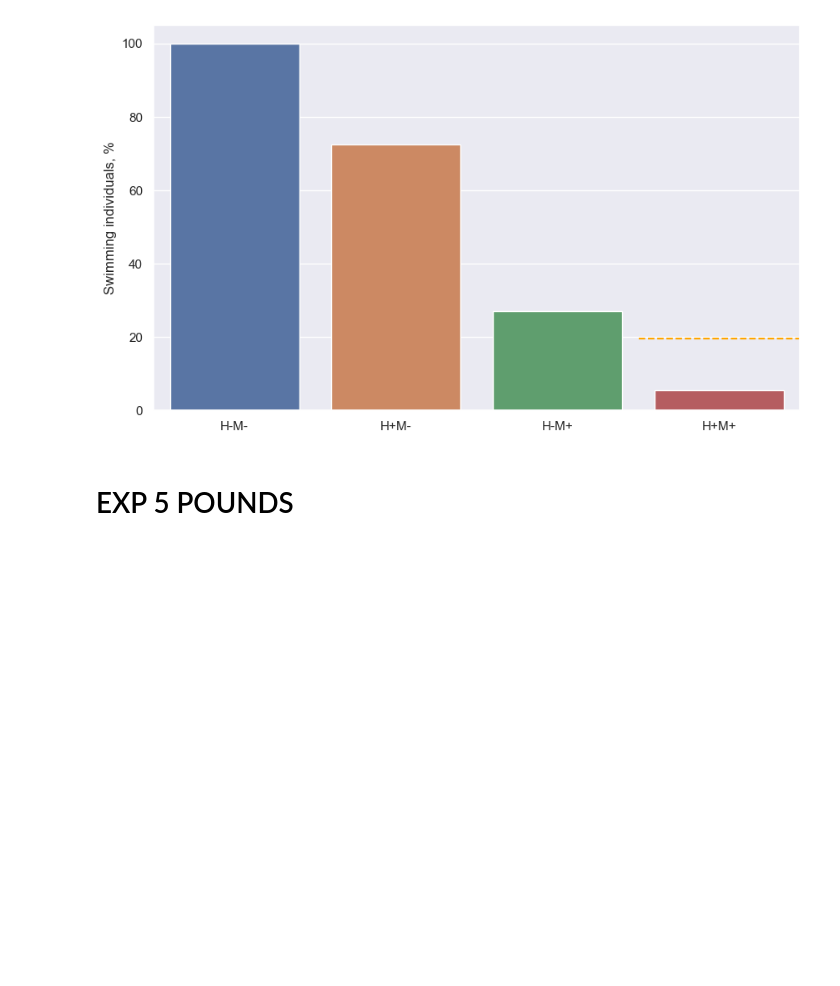
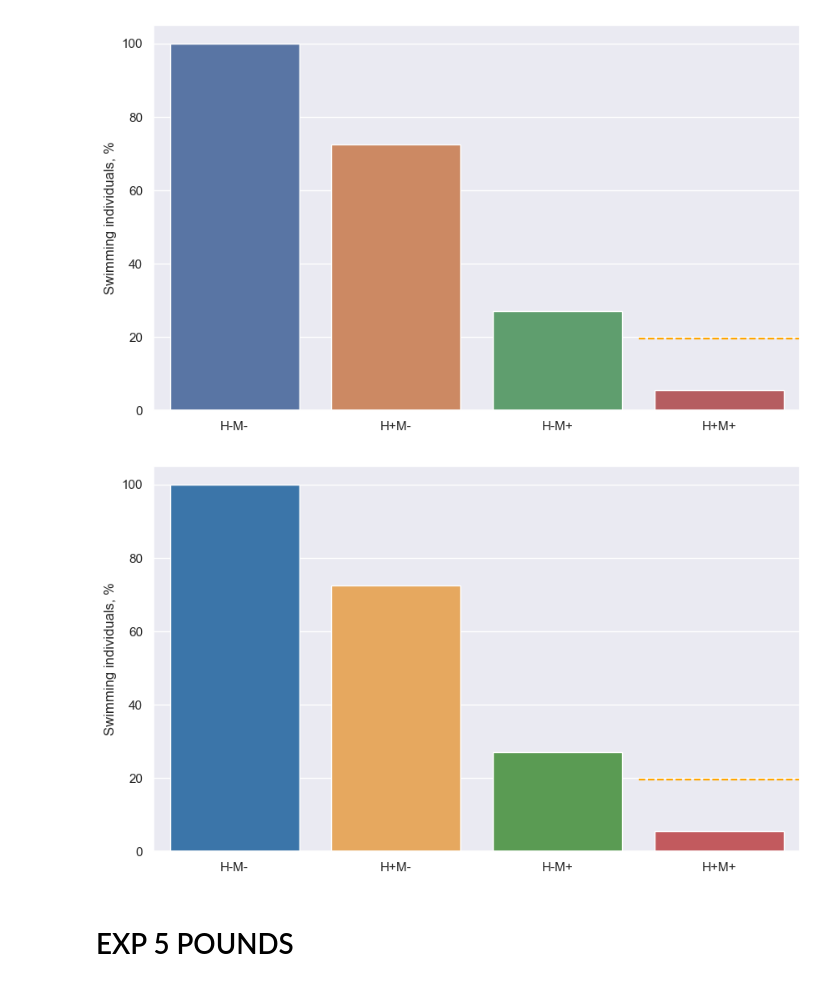
Before and after one commit to mitoclub/fish-strong-purifying-selection, a Jupyter notebook: notebooks/stat_plots_for_paper_draft.ipynb, the cells around one changed output. Drawn from its saved outputs; the diff is of its cells as text; code cells hidden in the pictures; blank space fills up the shorter version.

```diff
--- a/notebooks/stat_plots_for_paper_draft.ipynb
+++ b/notebooks/stat_plots_for_paper_draft.ipynb
@@ -364,6 +365,15 @@ plt.savefig('../figures/exp8_main_plot.png')
 plt.savefig('../figures/exp8_main_plot.pdf', format='pdf')
 # %% [output]
 [figure]
+# %%
+sns.barplot(exp8fac, x='CODE_COND', y='SWIM_PERC_FERT_NORM',
+            palette={'CC': '#2976bb', 'C38': '#fdaa48', 'MC': '#50a747', 'M38': '#d3494e'})
+plt.axhline(y=expected_8, xmin=0.75, color='orange', ls='--')
+plt.xlabel("")
+plt.ylabel("Swimming individuals, %")
+plt.xticks(np.arange(4), ['H-M-', 'H+M-', 'H-M+', 'H+M+']);
+# %% [output]
+[figure, added]
 # %% [markdown]
 # EXP 5 POUNDS
 # %%
```
Also changed, not shown: parts of 7 cells of this notebook, 16 other files.
